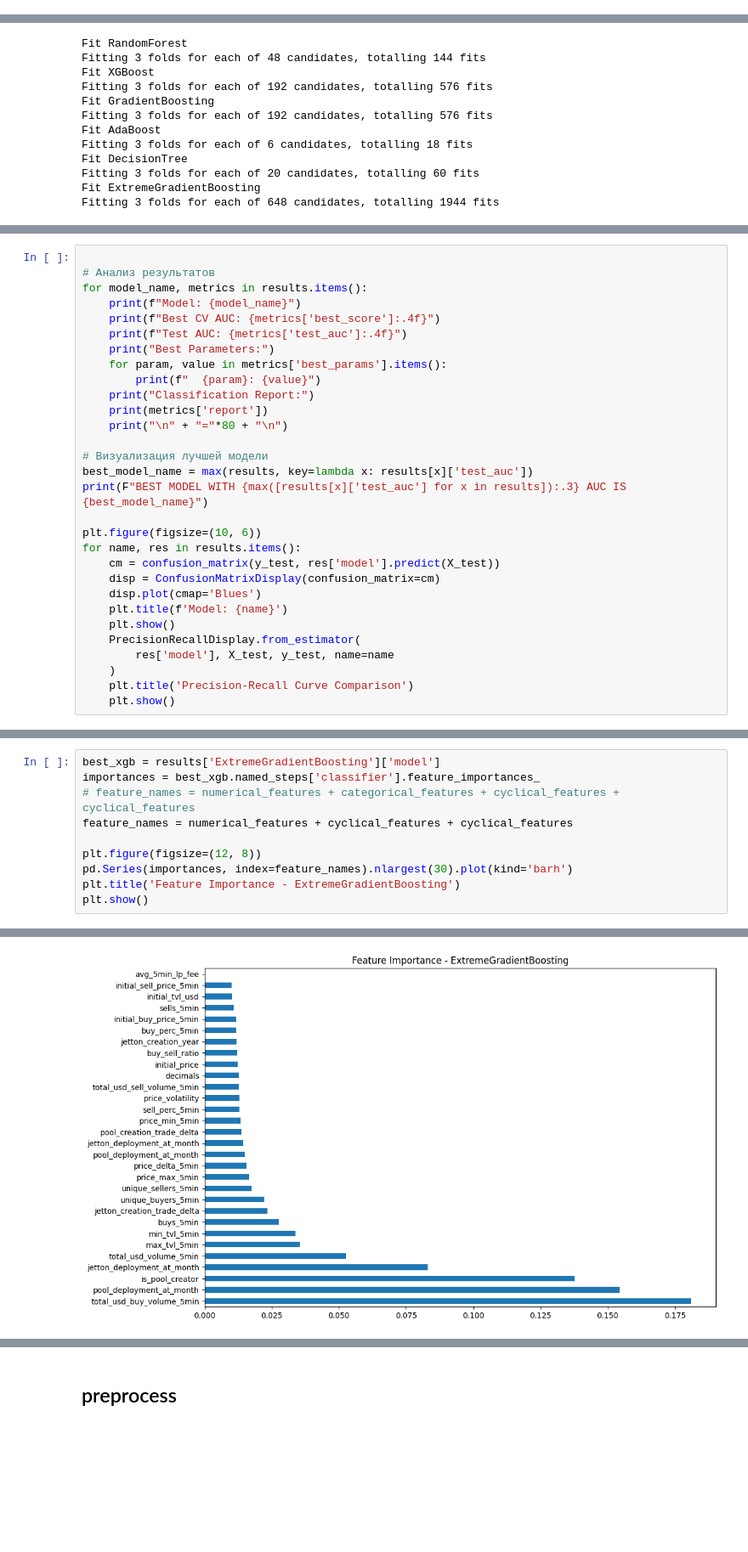
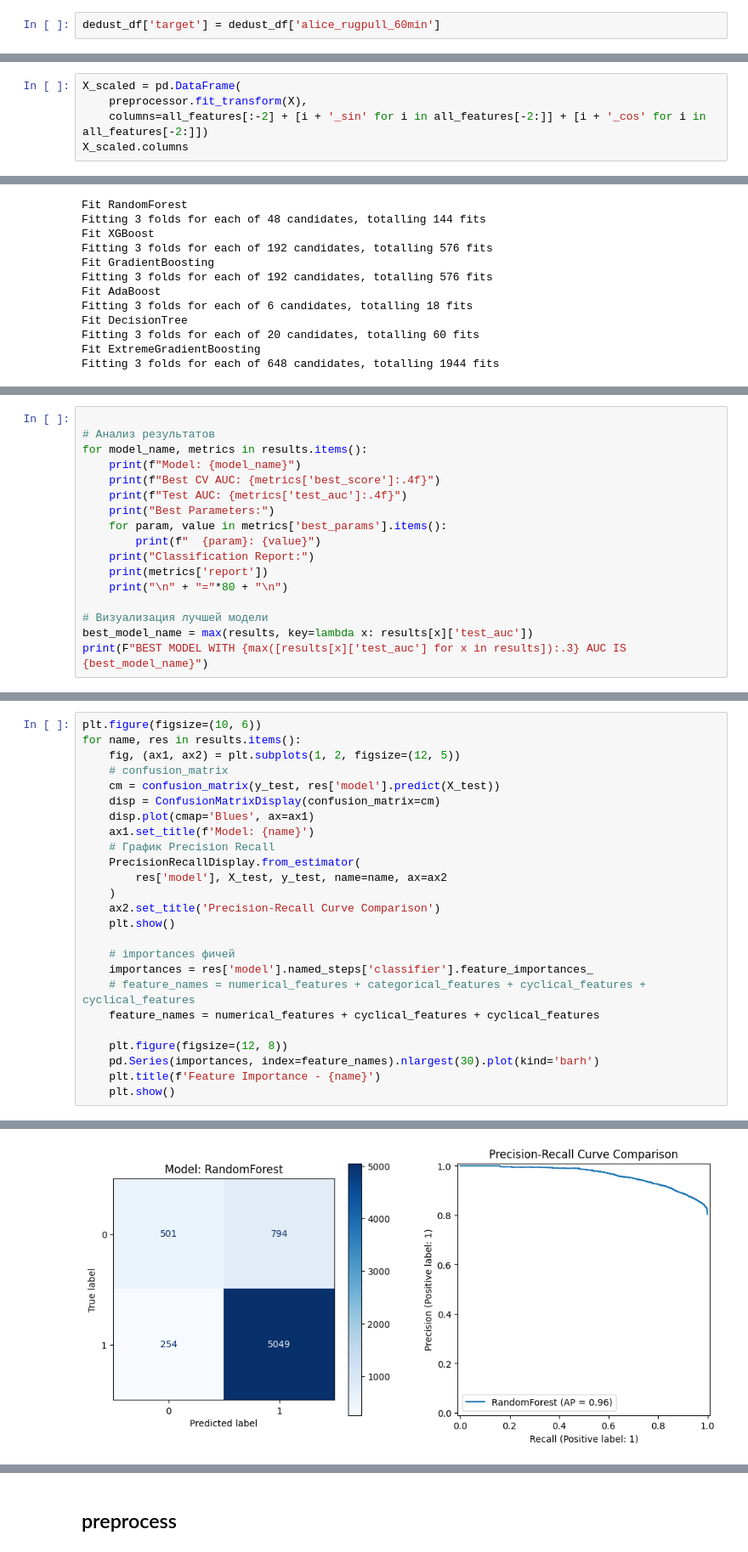
Before and after one commit to YaremusDima/diploma-master, a Jupyter notebook: learn.ipynb, the cells around one changed output, grey strips where cells are left out. Shown at 85% size. Drawn from its saved outputs; the diff is of its cells as text; blank space fills up the shorter version.

```diff
--- a/learn.ipynb
+++ b/learn.ipynb
@@ -607,0 +632,2 @@ dedust_df['price_delta_5min'] = dedust_df['price_5min'] - dedust_df['initial_pri
+# %%
+dedust_df['target'] = dedust_df['alice_rugpull_60min']
@@ -719,0 +841,5 @@ ColumnTransformer(transformers=[('num',
+# %%
+X_scaled = pd.DataFrame(
+    preprocessor.fit_transform(X),
+    columns=all_features[:-2] + [i + '_sin' for i in all_features[-2:]] + [i + '_cos' for i in all_features[-2:]])
+X_scaled.columns
@@ -855,18 +1012,5 @@ for model_name, metrics in results.items():
 # Визуализация лучшей модели
 best_model_name = max(results, key=lambda x: results[x]['test_auc'])
 print(F"BEST MODEL WITH {max([results[x]['test_auc'] for x in results]):.3} AUC IS {best_model_name}")
-
-plt.figure(figsize=(10, 6))
-for name, res in results.items():
-    cm = confusion_matrix(y_test, res['model'].predict(X_test))
-    disp = ConfusionMatrixDisplay(confusion_matrix=cm)
-    disp.plot(cmap='Blues')
-    plt.title(f'Model: {name}')
-    plt.show()
-    PrecisionRecallDisplay.from_estimator(
-        res['model'], X_test, y_test, name=name
-    )
-    plt.title('Precision-Recall Curve Comparison')
-    plt.show()
 # %% [output]
 Model: RandomForest
@@ -904,11 +1053,26 @@ BEST MODEL WITH 0.843 AUC IS GradientBoosting
 # %%
-best_xgb = results['ExtremeGradientBoosting']['model']
-importances = best_xgb.named_steps['classifier'].feature_importances_
-# feature_names = numerical_features + categorical_features + cyclical_features + cyclical_features
-feature_names = numerical_features + cyclical_features + cyclical_features
+plt.figure(figsize=(10, 6))
+for name, res in results.items():
+    fig, (ax1, ax2) = plt.subplots(1, 2, figsize=(12, 5))
+    # confusion_matrix
+    cm = confusion_matrix(y_test, res['model'].predict(X_test))
+    disp = ConfusionMatrixDisplay(confusion_matrix=cm)
+    disp.plot(cmap='Blues', ax=ax1)
+    ax1.set_title(f'Model: {name}')
+    # График Precision Recall
+    PrecisionRecallDisplay.from_estimator(
+        res['model'], X_test, y_test, name=name, ax=ax2
+    )
+    ax2.set_title('Precision-Recall Curve Comparison')
+    plt.show()
 
-plt.figure(figsize=(12, 8))
-pd.Series(importances, index=feature_names).nlargest(30).plot(kind='barh')
-plt.title('Feature Importance - ExtremeGradientBoosting')
-plt.show()
+    # importances фичей
+    importances = res['model'].named_steps['classifier'].feature_importances_
+    # feature_names = numerical_features + categorical_features + cyclical_features + cyclical_features
+    feature_names = numerical_features + cyclical_features + cyclical_features
+
+    plt.figure(figsize=(12, 8))
+    pd.Series(importances, index=feature_names).nlargest(30).plot(kind='barh')
+    plt.title(f'Feature Importance - {name}')
+    plt.show()
 # %% [output]
@@ -915 +1080 @@ plt.show()
-[figure, old version]
+[figure, new version]
```
Also changed, not shown: parts of 78 cells of this notebook.
